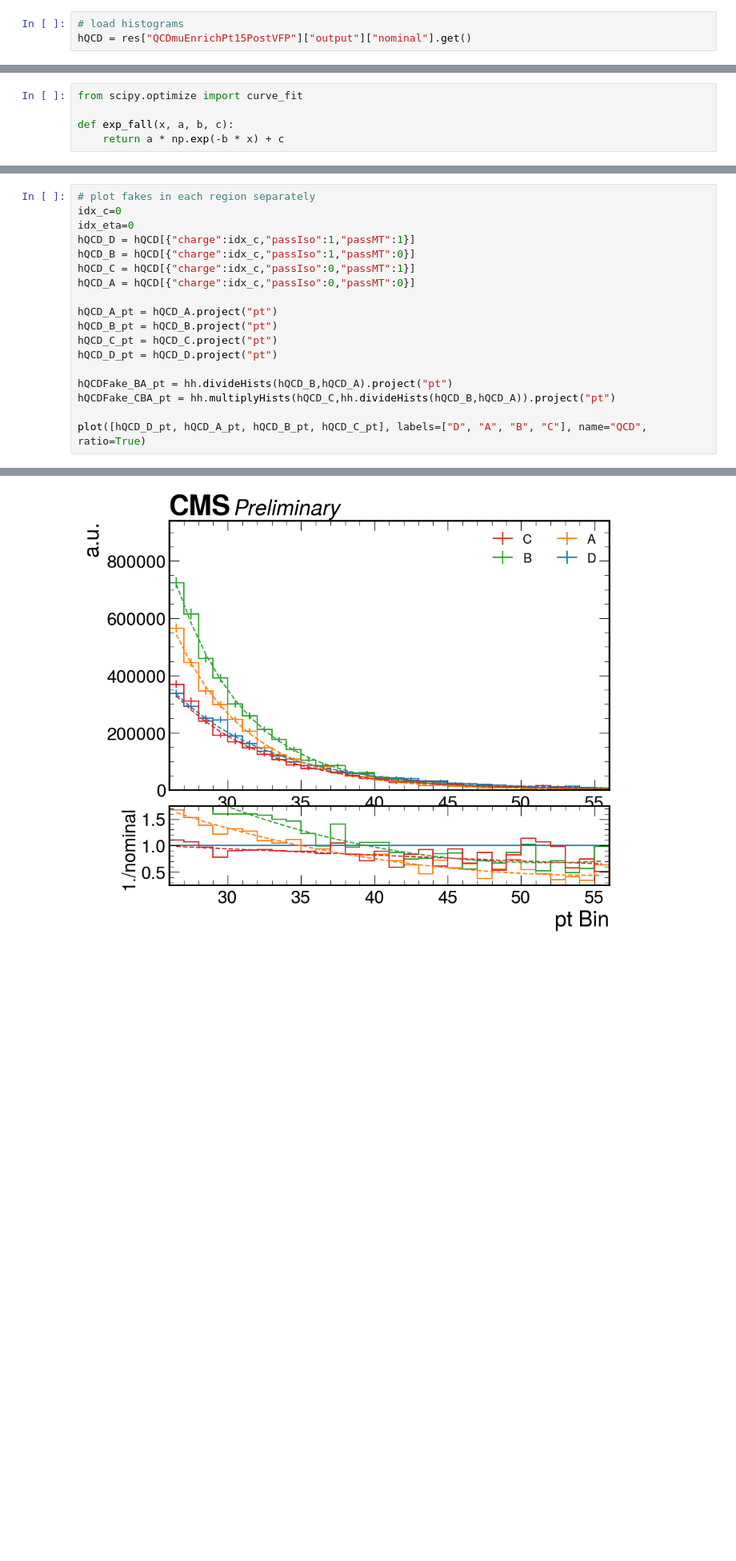
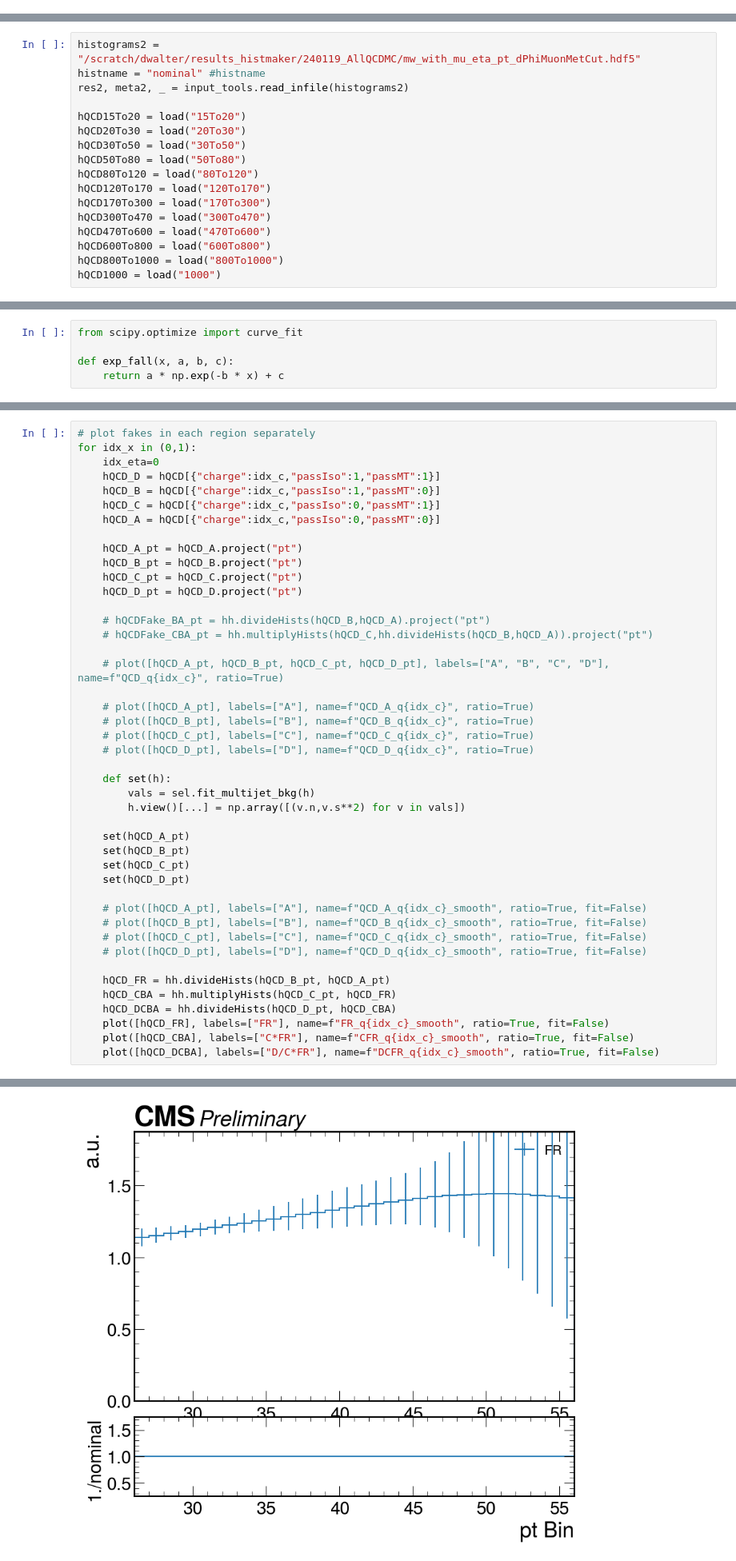
Before and after one commit to rubenforti/WRemnants, a Jupyter notebook: notebooks/closureFakes.ipynb, the cells around one changed output, grey strips where cells are left out. Shown at 80% size. Saved outputs shown, nothing was run; the diff lists cells and outputs as text; blank space fills up the shorter version.

```diff
--- a/notebooks/closureFakes.ipynb
+++ b/notebooks/closureFakes.ipynb
@@ -25,3 +32,0 @@ res, meta, _ = input_tools.read_infile(histograms)
-# %%
-# load histograms
-hQCD = res["QCDmuEnrichPt15PostVFP"]["output"]["nominal"].get()
@@ -28 +41,18 @@ hQCD = res["QCDmuEnrichPt15PostVFP"]["output"]["nominal"].get()
+# %%
+histograms2 = "/scratch/dwalter/results_histmaker/240119_AllQCDMC/mw_with_mu_eta_pt_dPhiMuonMetCut.hdf5"
+histname = "nominal" #histname
+res2, meta2, _ = input_tools.read_infile(histograms2)
+
+hQCD15To20 = load("15To20")
+hQCD20To30 = load("20To30")
+hQCD30To50 = load("30To50")
+hQCD50To80 = load("50To80")
+hQCD80To120 = load("80To120")
+hQCD120To170 = load("120To170")
+hQCD170To300 = load("170To300")
+hQCD300To470 = load("300To470")
+hQCD470To600 = load("470To600")
+hQCD600To800 = load("600To800")
+hQCD800To1000 = load("800To1000")
+hQCD1000 = load("1000")
 # %%
@@ -145,19 +222,45 @@ array([0.75605839, 0.70944496, 0.82530453, 0.88174902, 0.86575032,
 # %%
 # plot fakes in each region separately
-idx_c=0
-idx_eta=0
-hQCD_D = hQCD[{"charge":idx_c,"passIso":1,"passMT":1}]
-hQCD_B = hQCD[{"charge":idx_c,"passIso":1,"passMT":0}]
-hQCD_C = hQCD[{"charge":idx_c,"passIso":0,"passMT":1}]
-hQCD_A = hQCD[{"charge":idx_c,"passIso":0,"passMT":0}]
+for idx_x in (0,1):
+    idx_eta=0
+    hQCD_D = hQCD[{"charge":idx_c,"passIso":1,"passMT":1}]
+    hQCD_B = hQCD[{"charge":idx_c,"passIso":1,"passMT":0}]
+    hQCD_C = hQCD[{"charge":idx_c,"passIso":0,"passMT":1}]
+    hQCD_A = hQCD[{"charge":idx_c,"passIso":0,"passMT":0}]
 
-hQCD_A_pt = hQCD_A.project("pt")
-hQCD_B_pt = hQCD_B.project("pt")
-hQCD_C_pt = hQCD_C.project("pt")
-hQCD_D_pt = hQCD_D.project("pt")
+    hQCD_A_pt = hQCD_A.project("pt")
+    hQCD_B_pt = hQCD_B.project("pt")
+    hQCD_C_pt = hQCD_C.project("pt")
+    hQCD_D_pt = hQCD_D.project("pt")
 
-hQCDFake_BA_pt = hh.divideHists(hQCD_B,hQCD_A).project("pt")
-hQCDFake_CBA_pt = hh.multiplyHists(hQCD_C,hh.divideHists(hQCD_B,hQCD_A)).project("pt")
+    # hQCDFake_BA_pt = hh.divideHists(hQCD_B,hQCD_A).project("pt")
+    # hQCDFake_CBA_pt = hh.multiplyHists(hQCD_C,hh.divideHists(hQCD_B,hQCD_A)).project("pt")
 
-plot([hQCD_D_pt, hQCD_A_pt, hQCD_B_pt, hQCD_C_pt], labels=["D", "A", "B", "C"], name="QCD", ratio=True)
+    # plot([hQCD_A_pt, hQCD_B_pt, hQCD_C_pt, hQCD_D_pt], labels=["A", "B", "C", "D"], name=f"QCD_q{idx_c}", ratio=True)
+
+    # plot([hQCD_A_pt], labels=["A"], name=f"QCD_A_q{idx_c}", ratio=True)
+    # plot([hQCD_B_pt], labels=["B"], name=f"QCD_B_q{idx_c}", ratio=True)
+    # plot([hQCD_C_pt], labels=["C"], name=f"QCD_C_q{idx_c}", ratio=True)
+    # plot([hQCD_D_pt], labels=["D"], name=f"QCD_D_q{idx_c}", ratio=True)
+
+    def set(h):
+        vals = sel.fit_multijet_bkg(h)
+        h.view()[...] = np.array([(v.n,v.s**2) for v in vals])
+
+    set(hQCD_A_pt)
+    set(hQCD_B_pt)
+    set(hQCD_C_pt)
+    set(hQCD_D_pt)
+
+    # plot([hQCD_A_pt], labels=["A"], name=f"QCD_A_q{idx_c}_smooth", ratio=True, fit=False)
+    # plot([hQCD_B_pt], labels=["B"], name=f"QCD_B_q{idx_c}_smooth", ratio=True, fit=False)
+    # plot([hQCD_C_pt], labels=["C"], name=f"QCD_C_q{idx_c}_smooth", ratio=True, fit=False)
+    # plot([hQCD_D_pt], labels=["D"], name=f"QCD_D_q{idx_c}_smooth", ratio=True, fit=False)
+
+    hQCD_FR = hh.divideHists(hQCD_B_pt, hQCD_A_pt)
+    hQCD_CBA = hh.multiplyHists(hQCD_C_pt, hQCD_FR)
+    hQCD_DCBA = hh.divideHists(hQCD_D_pt, hQCD_CBA)
+    plot([hQCD_FR], labels=["FR"], name=f"FR_q{idx_c}_smooth", ratio=True, fit=False)
+    plot([hQCD_CBA], labels=["C*FR"], name=f"CFR_q{idx_c}_smooth", ratio=True, fit=False)
+    plot([hQCD_DCBA], labels=["D/C*FR"], name=f"DCFR_q{idx_c}_smooth", ratio=True, fit=False)
 # %% [output]
@@ -168 +267 @@ plot([hQCD_D_pt, hQCD_A_pt, hQCD_B_pt, hQCD_C_pt], labels=["D", "A", "B", "C"],
-[figure, old version]
+[figure, new version]
```
Also changed, not shown: parts of 17 cells of this notebook, 2 other files.
